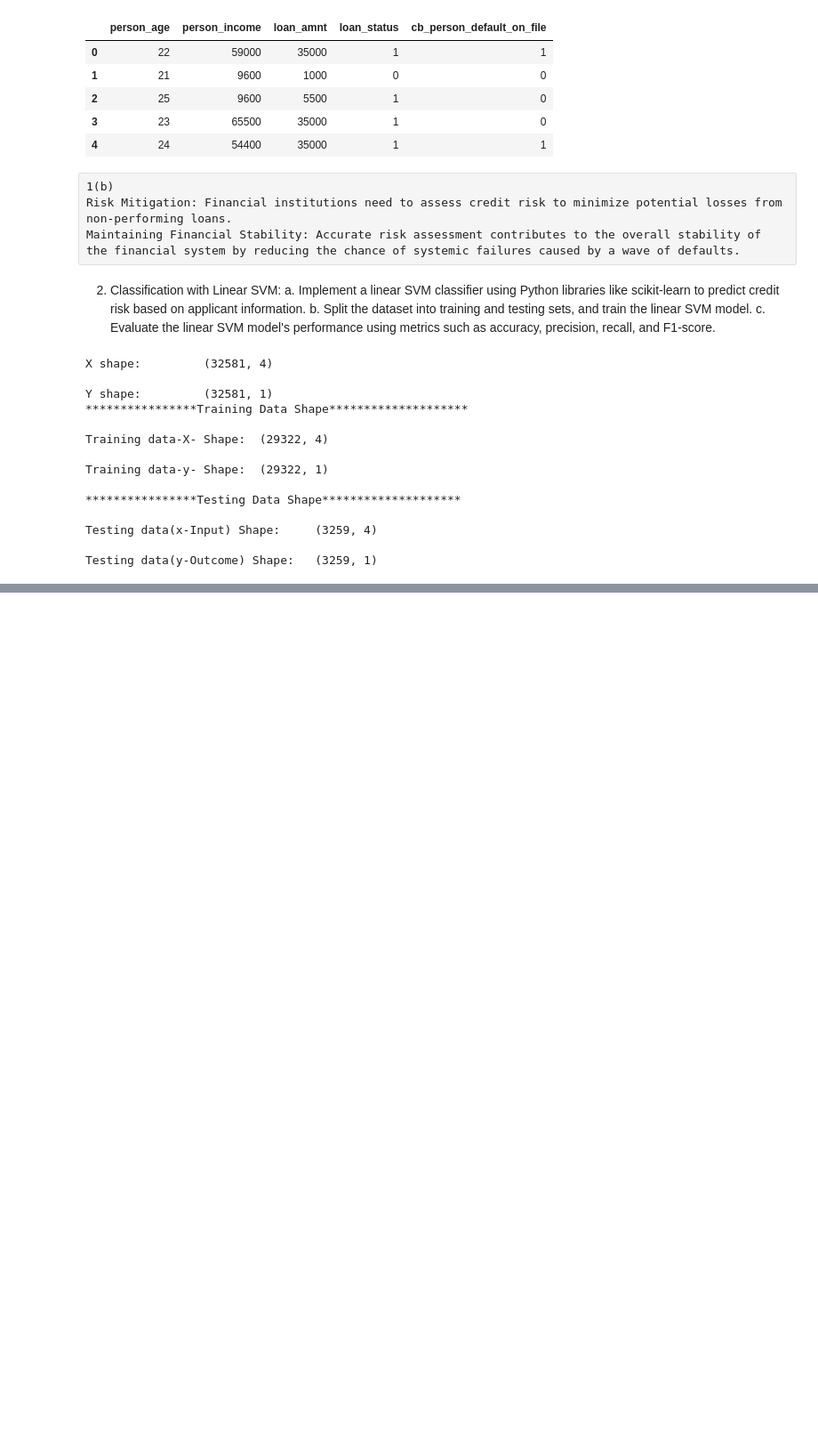
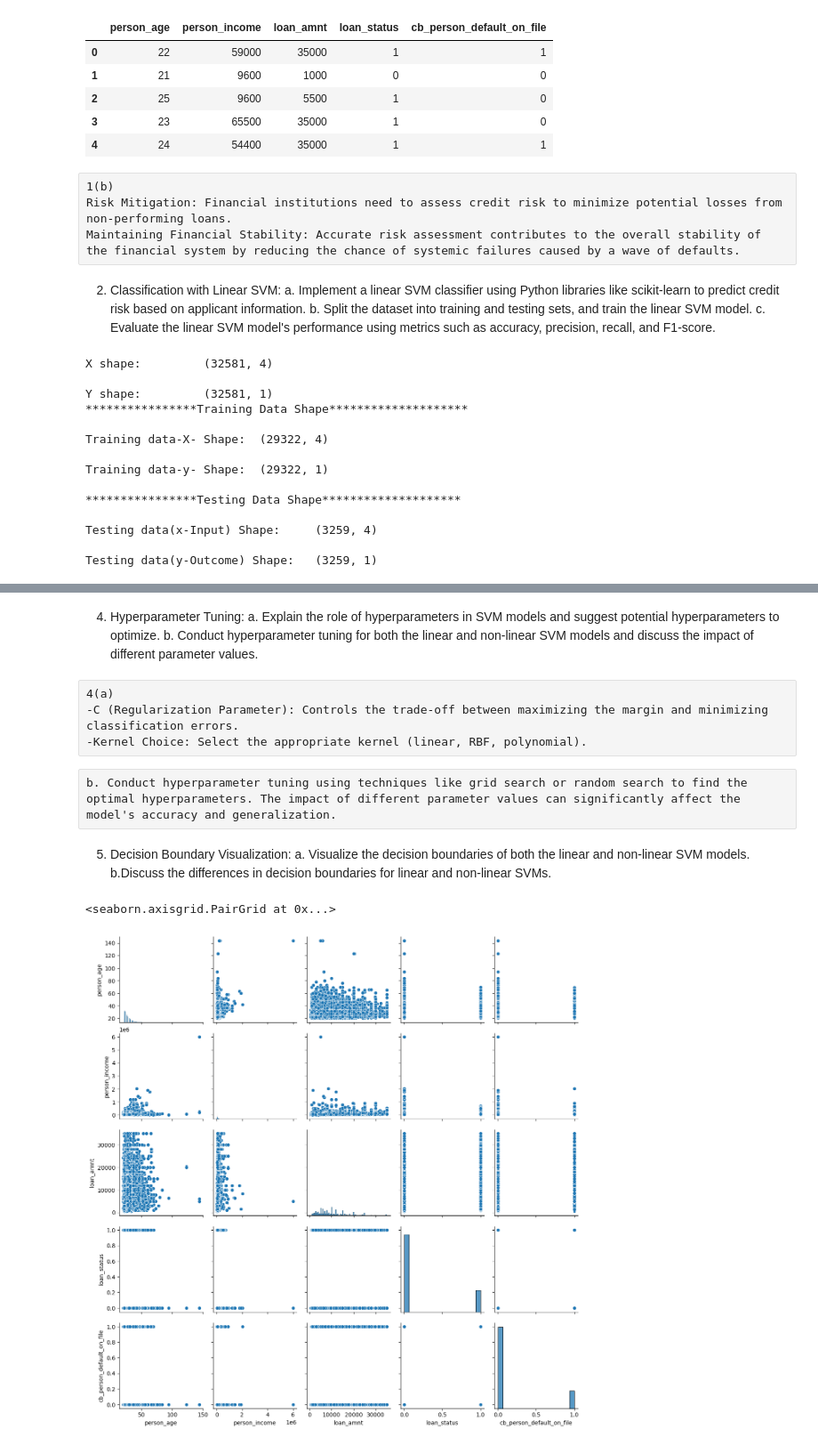
Before and after one commit to Priyanka-gunda11/AIMLRepo, a Jupyter notebook: ML_with_python/Day_6(02-nov)PS/Day-6(SVM).ipynb, the cells around one changed output, grey strips where cells are left out. Shown: that part at 89% size. Drawn from its saved outputs; the diff is of its cells as text; code cells hidden in the pictures; blank space fills up the shorter version.

```diff
--- a/ML_with_python/Day_6(02-nov)PS/Day-6(SVM).ipynb
+++ b/ML_with_python/Day_6(02-nov)PS/Day-6(SVM).ipynb
@@ -125,0 +191,20 @@ Hyperparameter:
+# %% [markdown]
+4. Hyperparameter Tuning:
+a. Explain the role of hyperparameters in SVM models and suggest potential hyperparameters to
+optimize.
+b. Conduct hyperparameter tuning for both the linear and non-linear SVM models and discuss the impact of different parameter values.
+# %% [raw]
+4(a)
+-C (Regularization Parameter): Controls the trade-off between maximizing the margin and minimizing classification errors.
+-Kernel Choice: Select the appropriate kernel (linear, RBF, polynomial).
+# %% [raw]
+b. Conduct hyperparameter tuning using techniques like grid search or random search to find the optimal hyperparameters. The impact of different parameter values can significantly affect the model's accuracy and generalization.
+# %% [markdown]
+5. Decision Boundary Visualization:
+a. Visualize the decision boundaries of both the linear and non-linear SVM models.
+b.Discuss the differences in decision boundaries for linear and non-linear SVMs.
+# %%
+sns.pairplot(data)
+# %% [output]
+<seaborn.axisgrid.PairGrid at 0x...>
+[figure, added]
```
Also changed, not shown: parts of 3 cells of this notebook, 4 other files.
